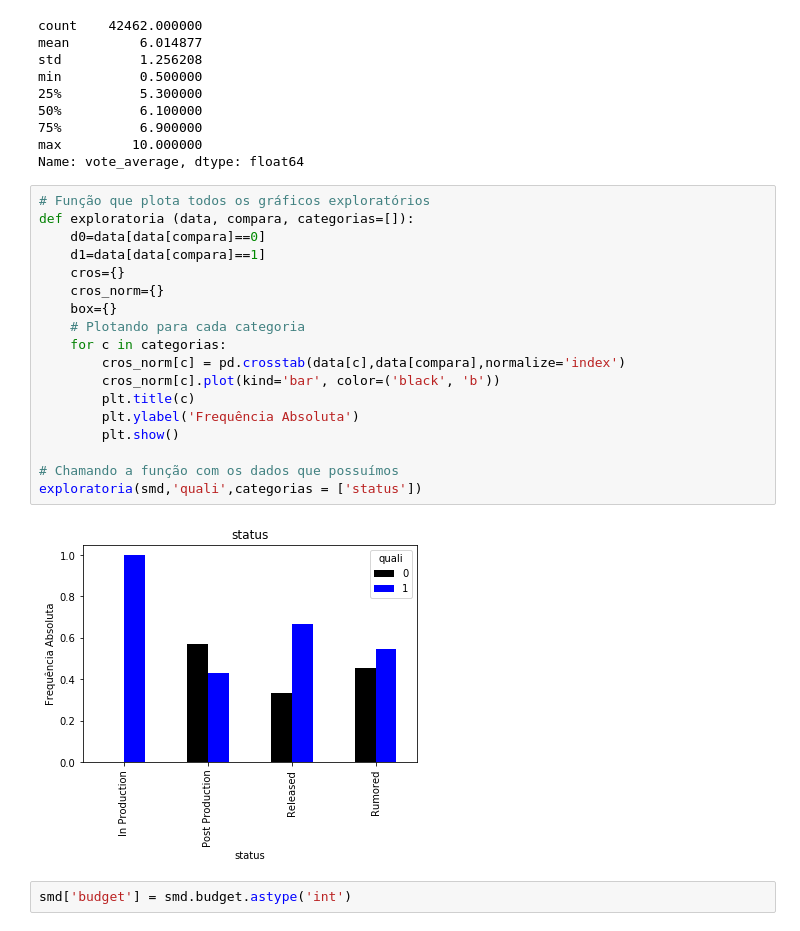
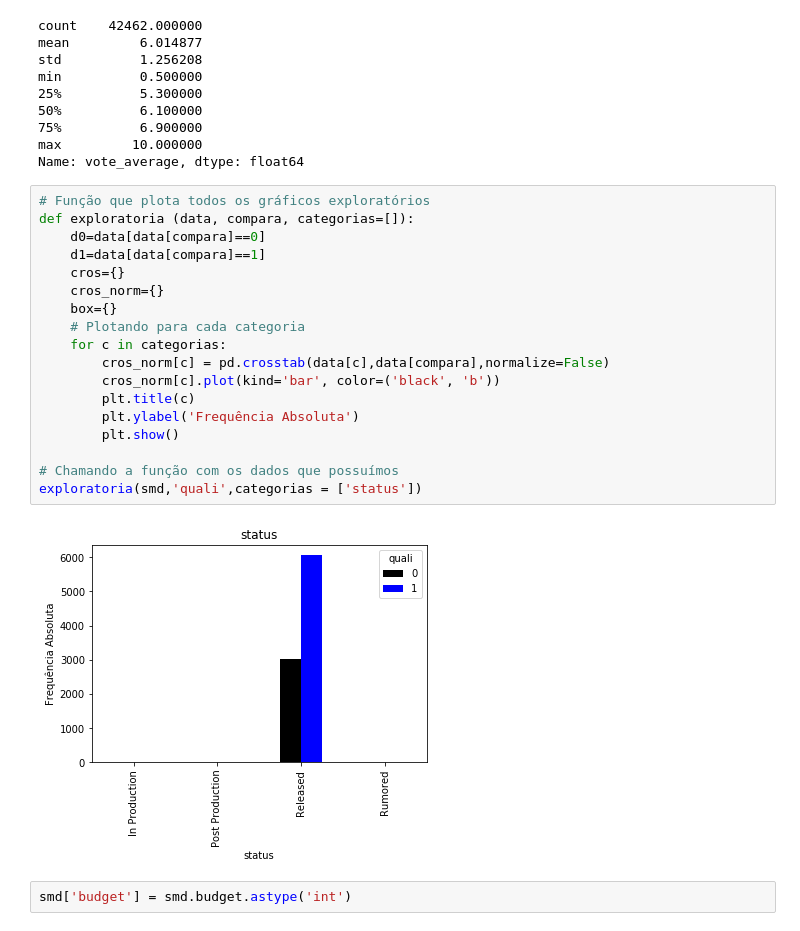
Before and after one commit to beatrizcf2/Classificador_Filmes, a Jupyter notebook: Recomendador_Filmes.ipynb, the cells around one changed output. Saved outputs shown, nothing was run; the diff lists cells and outputs as text.

```diff
--- a/Recomendador_Filmes.ipynb
+++ b/Recomendador_Filmes.ipynb
@@ -258,23 +258,23 @@ Name: vote_average, dtype: float64
 # %%
 # Função que plota todos os gráficos exploratórios
 def exploratoria (data, compara, categorias=[]):
     d0=data[data[compara]==0]
     d1=data[data[compara]==1]
     cros={}
     cros_norm={}
     box={}
     # Plotando para cada categoria
     for c in categorias:
-        cros_norm[c] = pd.crosstab(data[c],data[compara],normalize='index')
+        cros_norm[c] = pd.crosstab(data[c],data[compara],normalize=False)
         cros_norm[c].plot(kind='bar', color=('black', 'b'))
         plt.title(c)
         plt.ylabel('Frequência Absoluta')
         plt.show()
 
 # Chamando a função com os dados que possuímos
 exploratoria(smd,'quali',categorias = ['status'])
 # %% [output]
-[figure, old version]
+[figure, new version]
 # %%
 smd['budget'] = smd.budget.astype('int')
 # %% [output]
```
Also changed, not shown: parts of 3 cells of this notebook, 1 other file.
